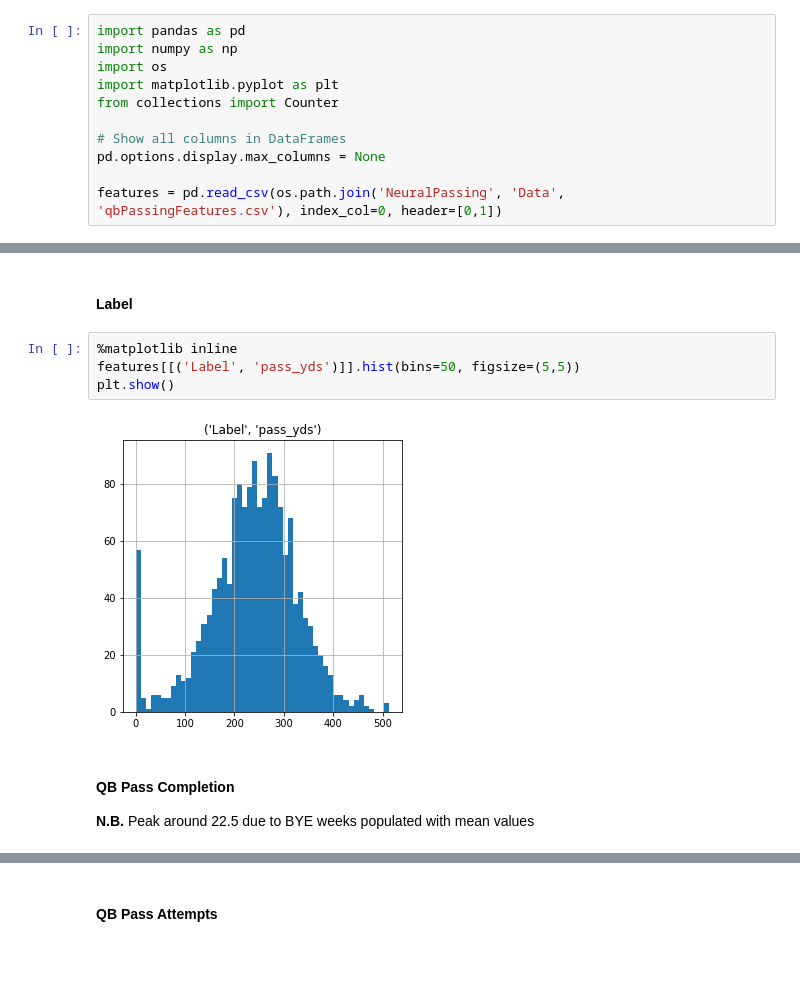
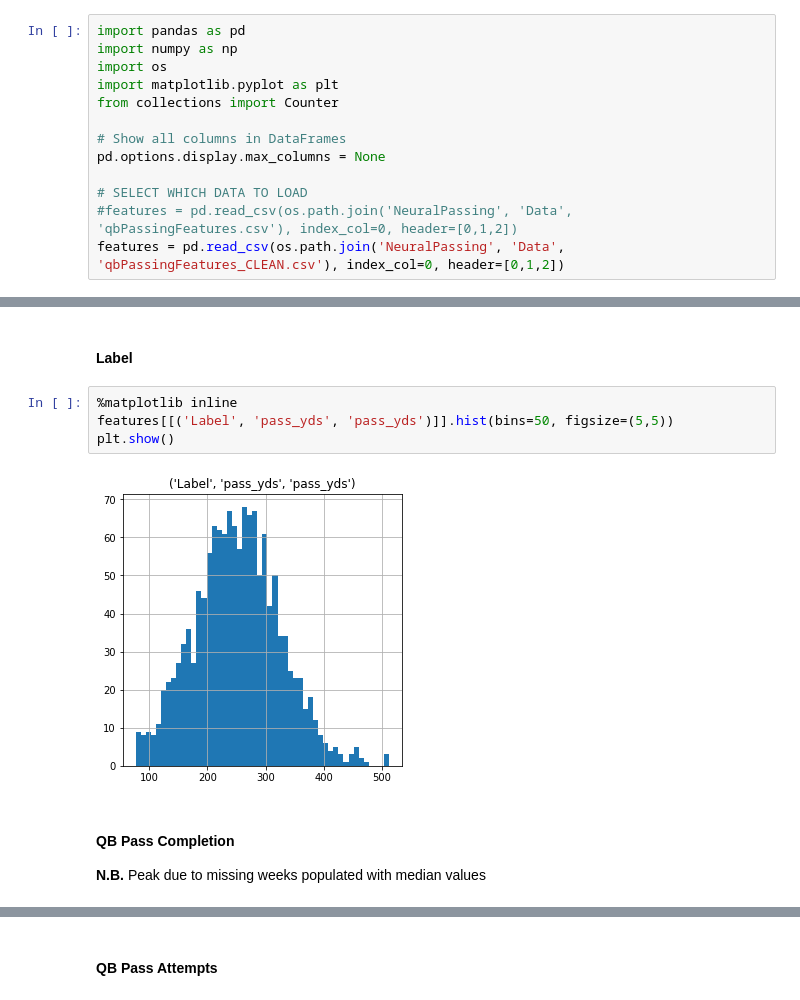
Before and after one commit to adunlop1234/NFL_Fantasy, a Jupyter notebook: QB Passing - Explore Data.ipynb, the cells around one changed output, grey strips where cells are left out. Saved outputs shown, nothing was run; the diff lists cells and outputs as text; blank space fills up the shorter version.

```diff
--- a/QB Passing - Explore Data.ipynb
+++ b/QB Passing - Explore Data.ipynb
@@ -14,7 +16,9 @@ from collections import Counter
 # Show all columns in DataFrames
 pd.options.display.max_columns = None
 
-features = pd.read_csv(os.path.join('NeuralPassing', 'Data', 'qbPassingFeatures.csv'), index_col=0, header=[0,1])
+# SELECT WHICH DATA TO LOAD
+#features = pd.read_csv(os.path.join('NeuralPassing', 'Data', 'qbPassingFeatures.csv'), index_col=0, header=[0,1,2])
+features = pd.read_csv(os.path.join('NeuralPassing', 'Data', 'qbPassingFeatures_CLEAN.csv'), index_col=0, header=[0,1,2])
 # %% [markdown]
 ## Explore Data
 # %% [markdown]
@@ -61,12 +67,12 @@ features.describe()
 #### Label
 # %%
 %matplotlib inline
-features[[('Label', 'pass_yds')]].hist(bins=50, figsize=(5,5))
+features[[('Label', 'pass_yds', 'pass_yds')]].hist(bins=50, figsize=(5,5))
 plt.show()
 # %% [output]
-[figure, old version]
+[figure, new version]
 # %% [markdown]
 #### QB Pass Completion
 
-**N.B.** Peak around 22.5 due to BYE weeks populated with mean values
+**N.B.** Peak due to missing weeks populated with median values
 # %%
```
Also changed, not shown: parts of 31 cells of this notebook, 3 other files.
